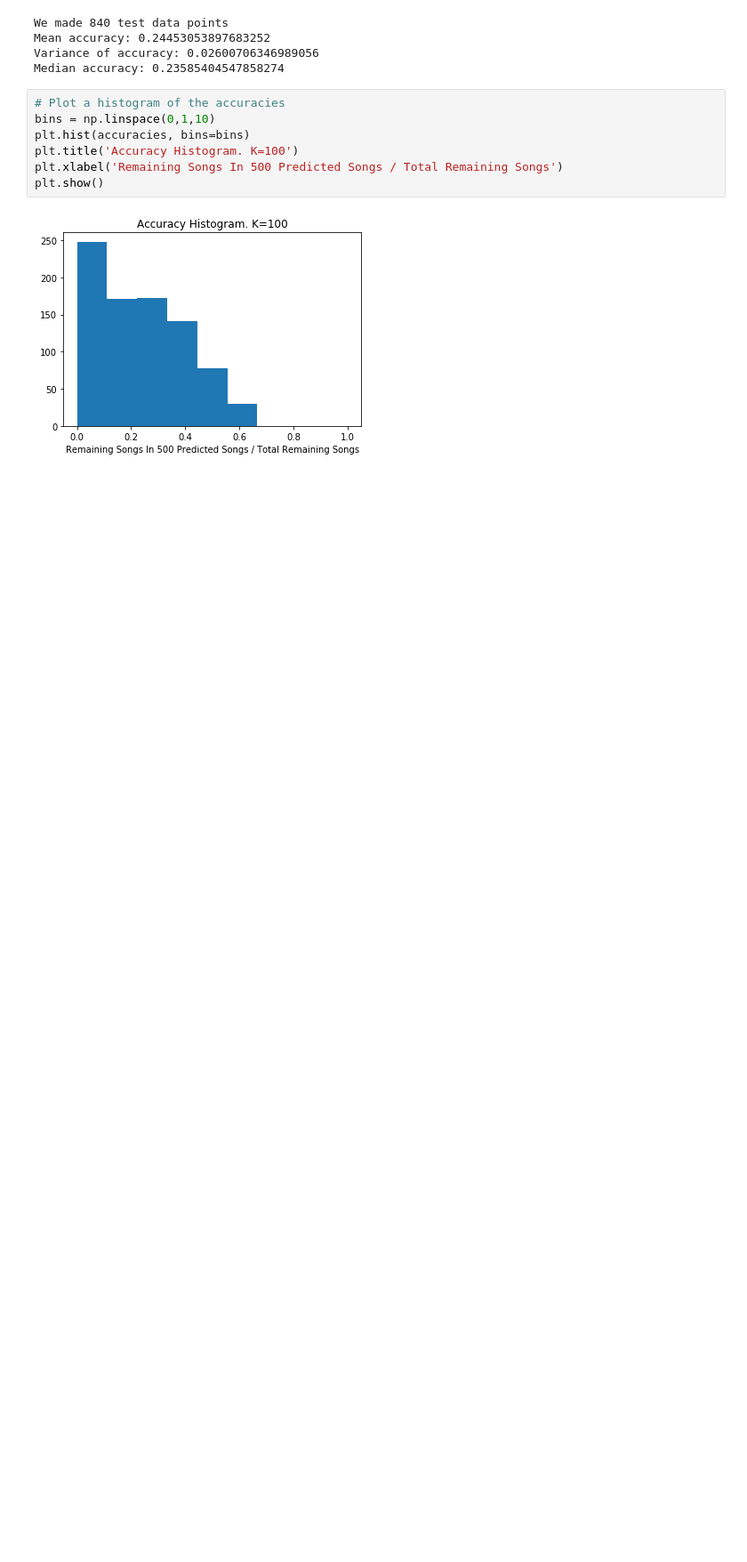
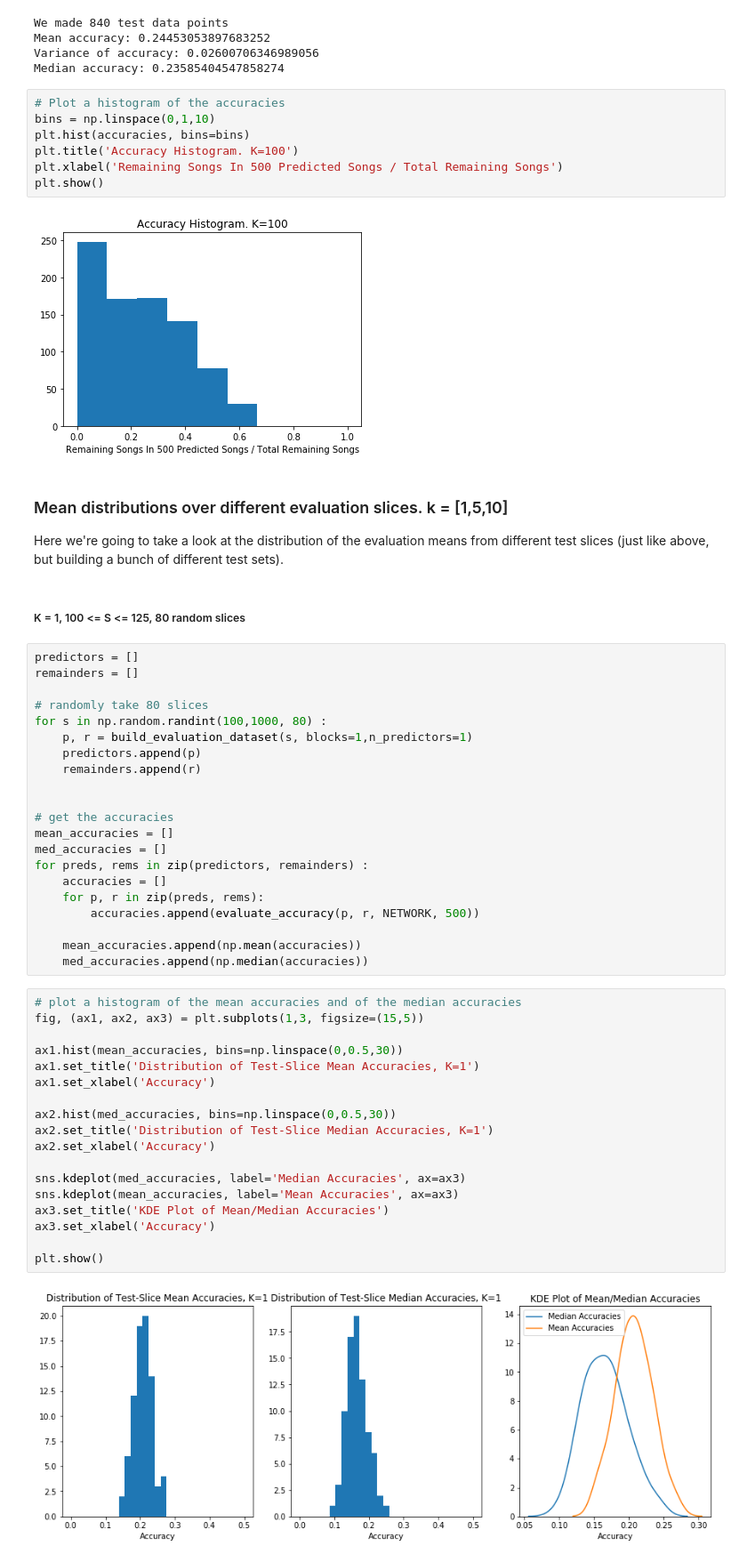
Before and after one commit to jackconnolly21/cs109a-spotify, a Jupyter notebook: network_eval.ipynb, the cells around one changed output. Shown at 89% size. Drawn from its saved outputs; the diff is of its cells as text; blank space fills up the shorter version.

```diff
--- a/network_eval.ipynb
+++ b/network_eval.ipynb
@@ -278,3 +281,50 @@ plt.xlabel('Remaining Songs In 500 Predicted Songs / Total Remaining Songs')
 plt.show()
 # %% [output]
 [figure]
+# %% [markdown]
+### Mean distributions over different evaluation slices. k = [1,5,10]
+
+Here we're going to take a look at the distribution of the evaluation means from different test slices (just like above, but building a bunch of different test sets).
+# %% [markdown]
+##### K = 1, 100 <= S <= 125, 80 random slices
+# %%
+predictors = []
+remainders = []
+
+# randomly take 80 slices
+for s in np.random.randint(100,1000, 80) :
+    p, r = build_evaluation_dataset(s, blocks=1,n_predictors=1)
+    predictors.append(p)
+    remainders.append(r)
+
+
+# get the accuracies
+mean_accuracies = []
+med_accuracies = []
+for preds, rems in zip(predictors, remainders) :
+    accuracies = []
+    for p, r in zip(preds, rems):
+        accuracies.append(evaluate_accuracy(p, r, NETWORK, 500))
+
+    mean_accuracies.append(np.mean(accuracies))
+    med_accuracies.append(np.median(accuracies))
+# %%
+# plot a histogram of the mean accuracies and of the median accuracies
+fig, (ax1, ax2, ax3) = plt.subplots(1,3, figsize=(15,5))
+
+ax1.hist(mean_accuracies, bins=np.linspace(0,0.5,30))
+ax1.set_title('Distribution of Test-Slice Mean Accuracies, K=1')
+ax1.set_xlabel('Accuracy')
+
+ax2.hist(med_accuracies, bins=np.linspace(0,0.5,30))
+ax2.set_title('Distribution of Test-Slice Median Accuracies, K=1')
+ax2.set_xlabel('Accuracy')
+
+sns.kdeplot(med_accuracies, label='Median Accuracies', ax=ax3)
+sns.kdeplot(mean_accuracies, label='Mean Accuracies', ax=ax3)
+ax3.set_title('KDE Plot of Mean/Median Accuracies')
+ax3.set_xlabel('Accuracy')
+
+plt.show()
+# %% [output]
+[figure, added]
```
Also changed, not shown: parts of 12 cells of this notebook.
